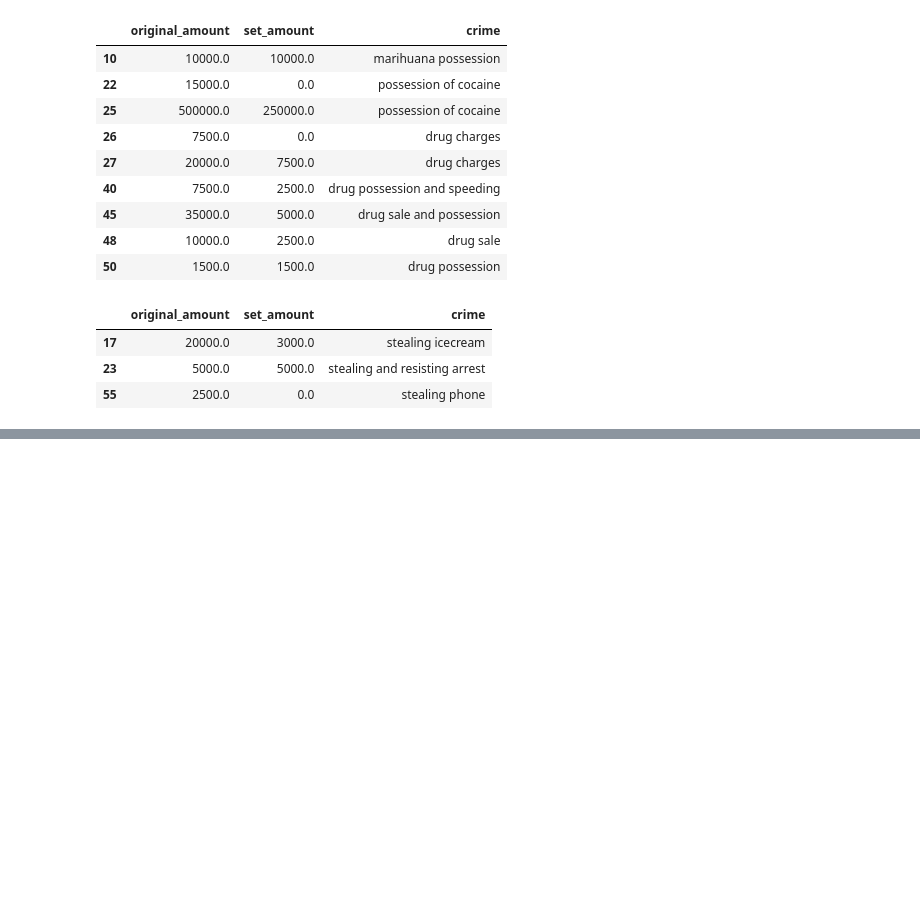
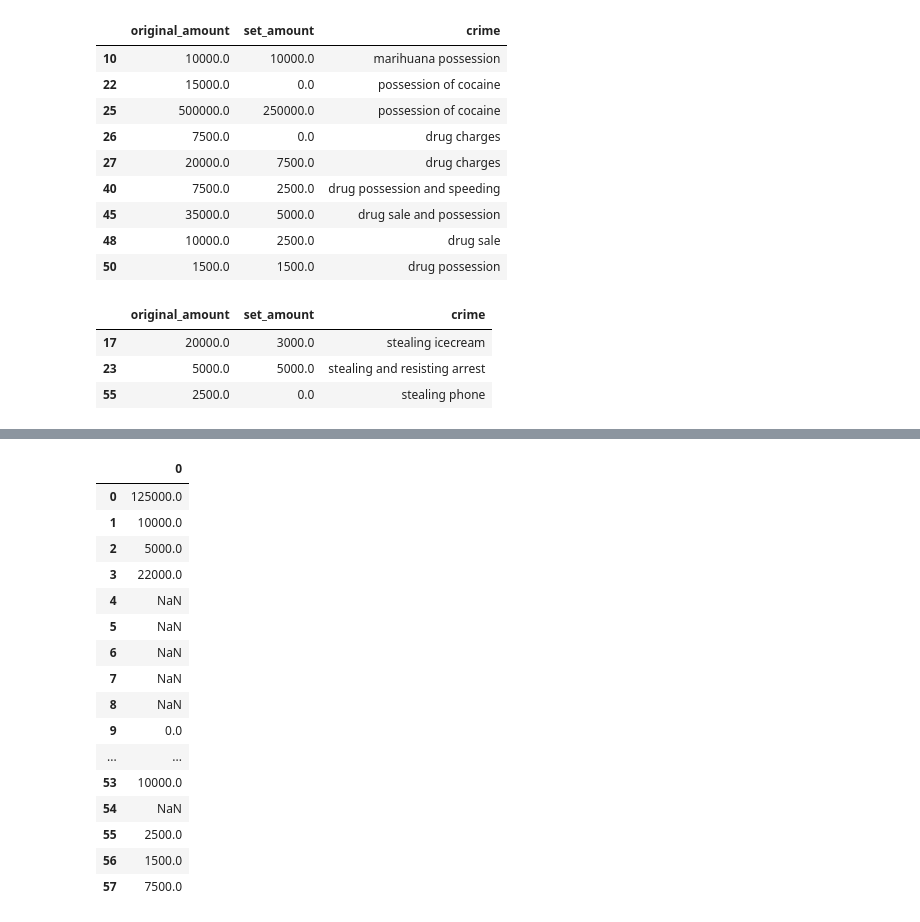
Before and after one commit to dbaptistr/data-studio, a Jupyter notebook: 03-project/court watch - graphs.ipynb, the cells around one changed output, grey strips where cells are left out. Drawn from its saved outputs; the diff is of its cells as text; code cells hidden in the pictures; blank space fills up the shorter version.

```diff
--- a/03-project/court watch - graphs.ipynb
+++ b/03-project/court watch - graphs.ipynb
@@ -1528,0 +1164,21 @@ plt.show()
+# %%
+df_substraction = pd.DataFrame(data=df_diff)
+df_substraction
+# %% [output]
+|  | 0 |
+| 0 | 125000.0 |
+| 1 | 10000.0 |
+| 2 | 5000.0 |
+| 3 | 22000.0 |
+| 4 | NaN |
+| 5 | NaN |
+| 6 | NaN |
+| 7 | NaN |
+| 8 | NaN |
+| 9 | 0.0 |
+| ... | ... |
+| 53 | 10000.0 |
+| 54 | NaN |
+| 55 | 2500.0 |
+| 56 | 1500.0 |
+| 57 | 7500.0 |
```
Also changed, not shown: parts of 37 cells of this notebook, 5 other files.
